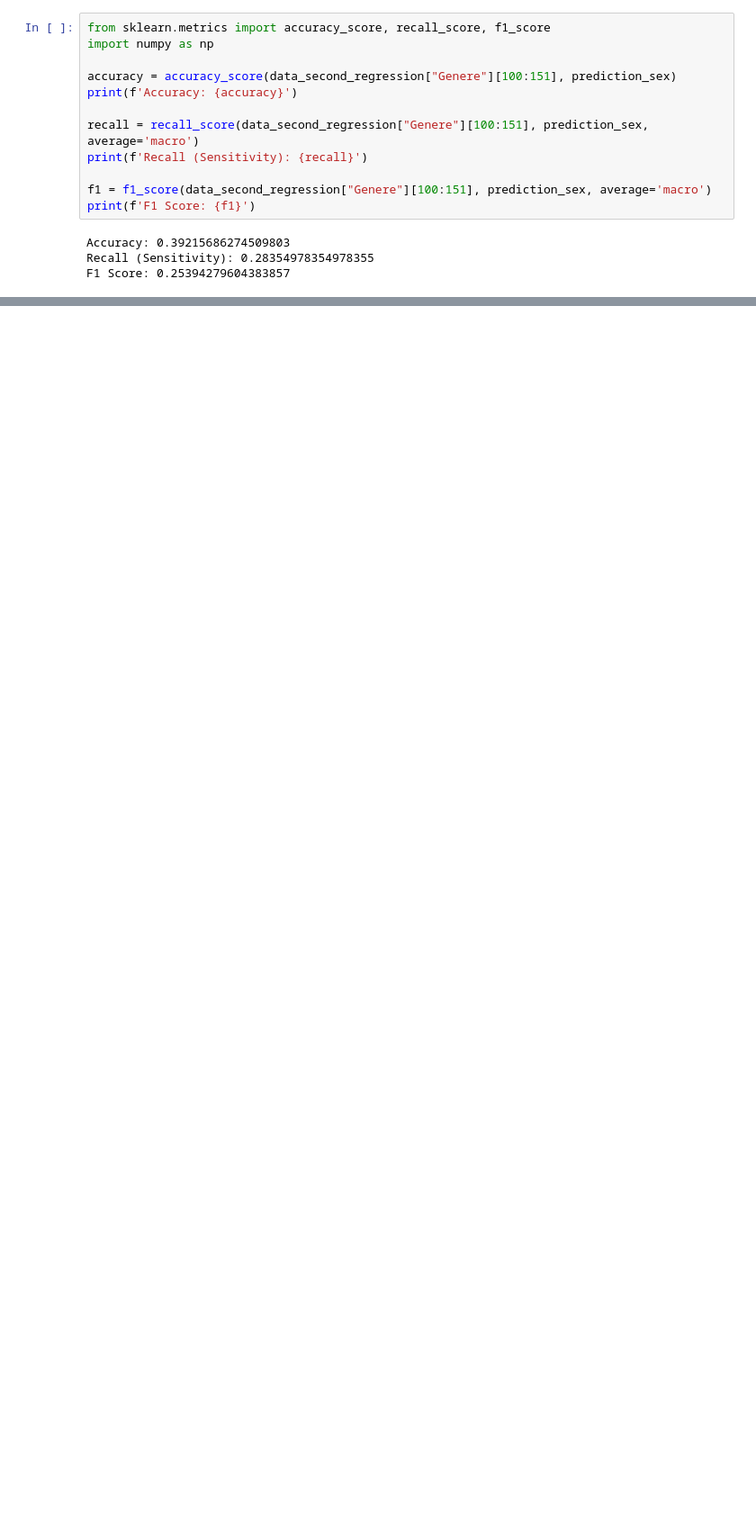
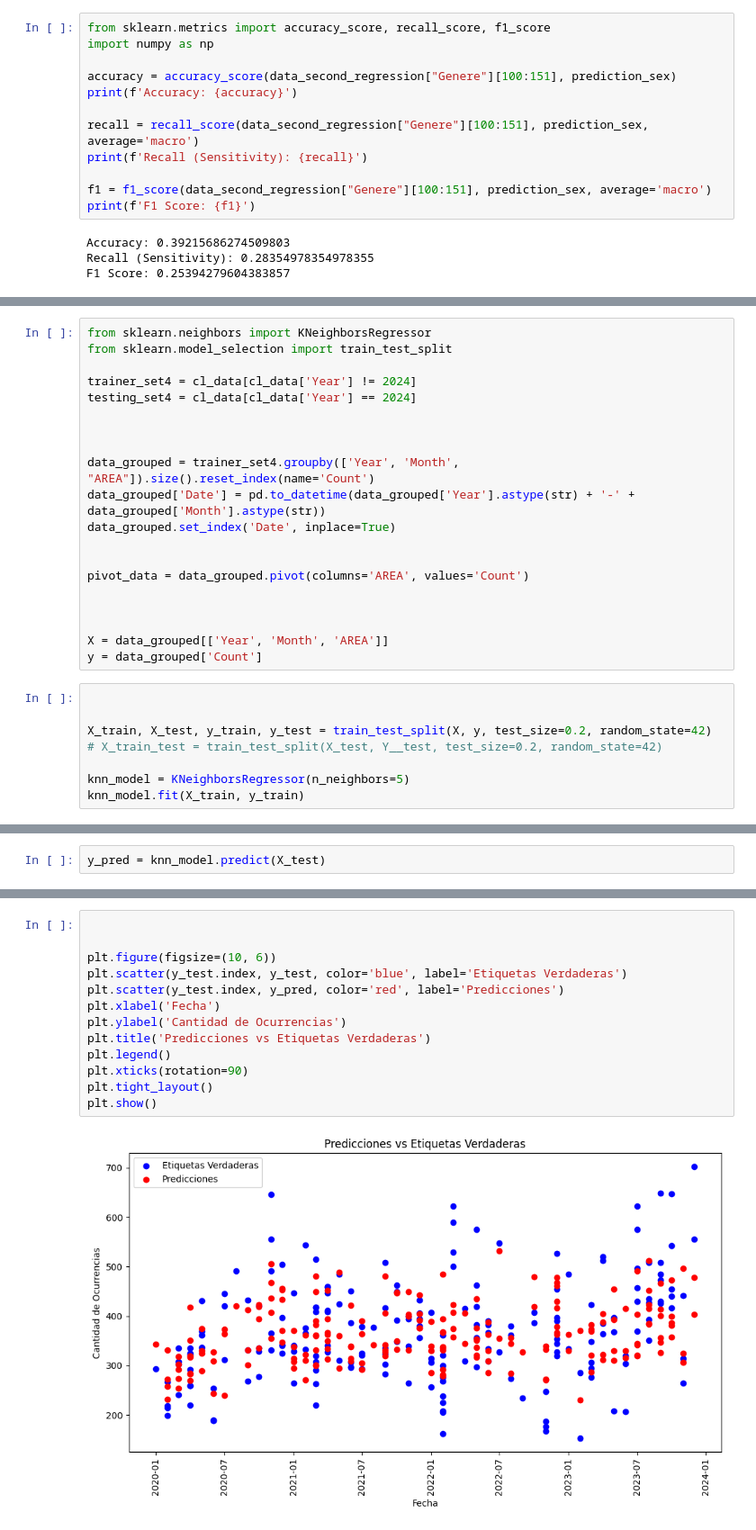
Before and after one commit to juanchovAI/trabajo_MyS, a Jupyter notebook: bigBook.ipynb, the cells around one changed output, grey strips where cells are left out. Shown: that part at 90% size. Saved outputs shown, nothing was run; the diff lists cells and outputs as text; blank space fills up the shorter version.

```diff
--- a/bigBook.ipynb
+++ b/bigBook.ipynb
@@ -526,0 +529,28 @@ F1 Score: 0.25394279604383857
+# %%
+from sklearn.neighbors import KNeighborsRegressor
+from sklearn.model_selection import train_test_split
+
+trainer_set4 = cl_data[cl_data['Year'] != 2024]
+testing_set4 = cl_data[cl_data['Year'] == 2024]
+
+
+
+data_grouped = trainer_set4.groupby(['Year', 'Month', "AREA"]).size().reset_index(name='Count')
+data_grouped['Date'] = pd.to_datetime(data_grouped['Year'].astype(str) + '-' + data_grouped['Month'].astype(str))
+data_grouped.set_index('Date', inplace=True)
+
+
+pivot_data = data_grouped.pivot(columns='AREA', values='Count')
+
+
+
+X = data_grouped[['Year', 'Month', 'AREA']]
+y = data_grouped['Count']
+# %%
+
+
+X_train, X_test, y_train, y_test = train_test_split(X, y, test_size=0.2, random_state=42)
+# X_train_test = train_test_split(X_test, Y__test, test_size=0.2, random_state=42)
+
+knn_model = KNeighborsRegressor(n_neighbors=5)
+knn_model.fit(X_train, y_train)
@@ -526,0 +559,2 @@ F1 Score: 0.25394279604383857
+# %%
+y_pred = knn_model.predict(X_test)
@@ -526,0 +570,15 @@ F1 Score: 0.25394279604383857
+# %%
+
+
+plt.figure(figsize=(10, 6))
+plt.scatter(y_test.index, y_test, color='blue', label='Etiquetas Verdaderas')
+plt.scatter(y_test.index, y_pred, color='red', label='Predicciones')
+plt.xlabel('Fecha')
+plt.ylabel('Cantidad de Ocurrencias')
+plt.title('Predicciones vs Etiquetas Verdaderas')
+plt.legend()
+plt.xticks(rotation=90)
+plt.tight_layout()
+plt.show()
+# %% [output]
+[figure, added]
```
Also changed, not shown: parts of 4 cells of this notebook.
